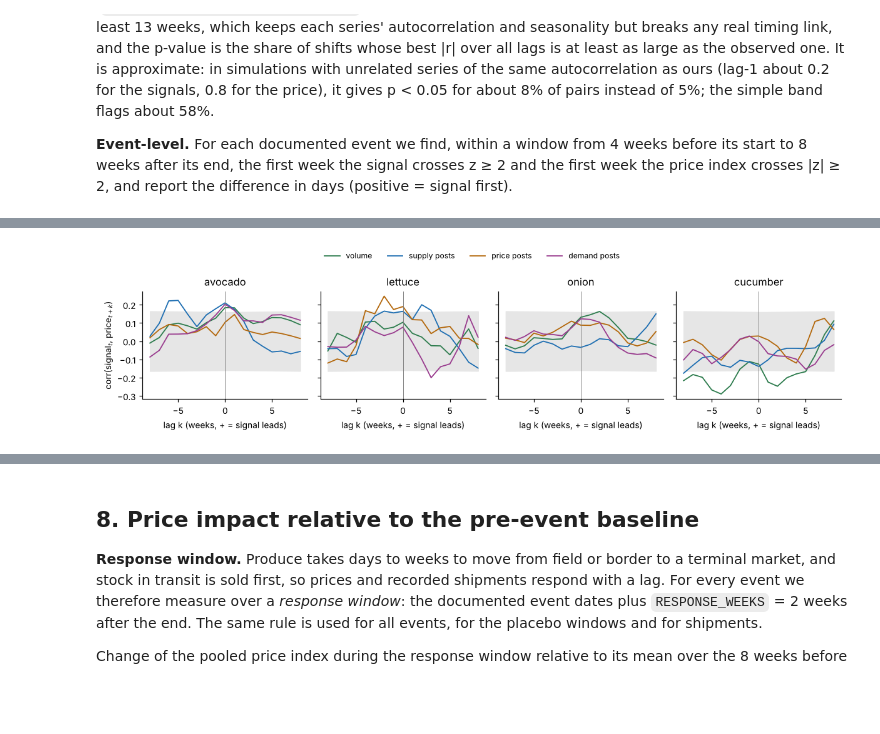
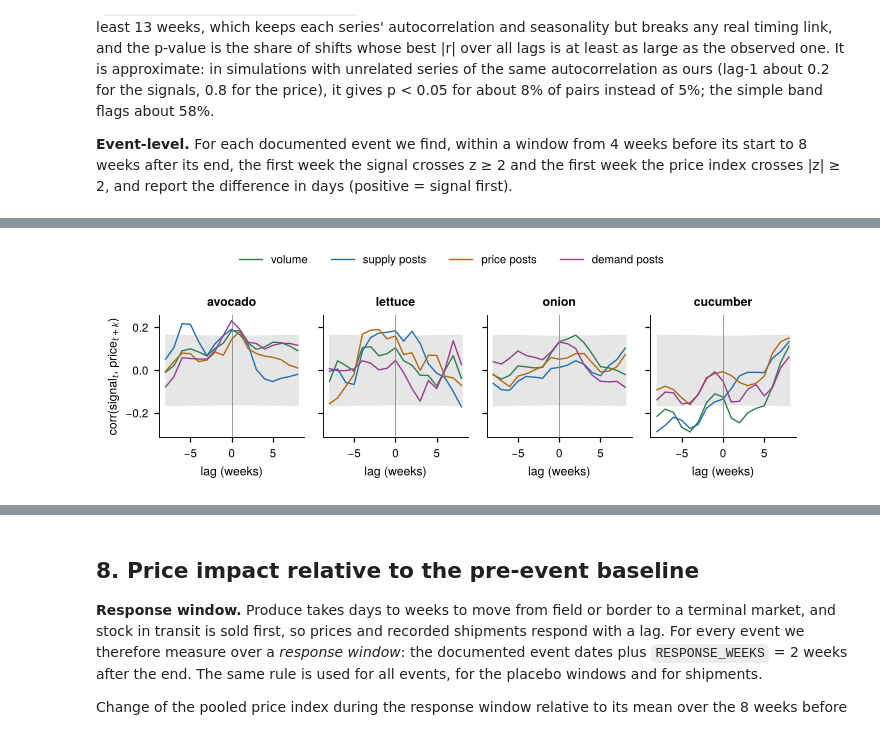
Before and after one commit to joy91269/CultivateIQYummy, a Jupyter notebook: notebooks/task2_signals_and_prices.ipynb, the cells around one changed output, grey strips where cells are left out. Saved outputs shown, nothing was run; the diff lists cells and outputs as text; code cells hidden in the pictures; blank space fills up the shorter version.

```diff
--- a/notebooks/task2_signals_and_prices.ipynb
+++ b/notebooks/task2_signals_and_prices.ipynb
@@ -30,6 +30,8 @@ os.chdir(ROOT)
 
 import numpy as np
 import pandas as pd
+import matplotlib
+import matplotlib.font_manager
 import matplotlib.pyplot as plt
 import matplotlib.dates as mdates
 
@@ -39,7 +41,16 @@ from analysis.classify import LABELS
 warnings.filterwarnings("ignore")
 pd.set_option("display.width", 180)
 pd.set_option("display.max_colwidth", 110)
-plt.rcParams.update({"figure.dpi": 110, "axes.spines.top": False, "axes.spines.right": False, "font.size": 9})
+plt.rcParams.update({"figure.dpi": 110, "axes.spines.top": False, "axes.spines.right": False,
+                     # report figures are drawn at print size (6.5 in wide) with 8 pt text
+                     "font.size": 8, "axes.titlesize": 8, "axes.labelsize": 8, "legend.fontsize": 7.5,
+                     "xtick.labelsize": 7.5, "ytick.labelsize": 7.5, "axes.linewidth": 0.6,
+                     "font.family": "sans-serif",
+                     "font.sans-serif": ["TeX Gyre Heros", "Arial", "Helvetica", "DejaVu Sans"]})
+for _f in ["/usr/share/texmf/fonts/opentype/public/tex-gyre/texgyreheros-regular.otf",
+           "/usr/share/texmf/fonts/opentype/public/tex-gyre/texgyreheros-bold.otf"]:
+    if Path(_f).exists():
+        matplotlib.font_manager.fontManager.addfont(_f)
 
 FIG, TAB = ROOT / "outputs/figures", ROOT / "outputs/tables"
 FIG.mkdir(parents=True, exist_ok=True)
@@ -557,6 +619,27 @@ fig.legend(*axes[0].get_legend_handles_labels(), ncol=2, frameon=False, loc="upp
 axes[-1].xaxis.set_major_formatter(mdates.DateFormatter("%b %Y"))
 fig.suptitle("Weekly shipments reaching US markets (USDA AMS movement reports)", y=0.995)
 fig.tight_layout(rect=(0, 0, 1, 0.95)); fig.savefig(FIG / "shipments.png", dpi=200); plt.show()
+
+# Report figure: price index (left) and shipments (right) side by side, one row per product
+fig, axes = plt.subplots(4, 2, figsize=(6.5, 3.9), sharex=True)
+for (axp, axs), prod in zip(axes, PRODUCTS):
+    g = nat[nat["product"] == prod]
+    for mkt, gm in widx[(widx["product"] == prod) & (widx["market"] != "ALL")].groupby("market"):
+        axp.plot(gm["week_start"], gm["index"], color="0.75", lw=0.35, zorder=1)
+    axp.plot(g["week_start"], g["index"], color="#18211d", lw=0.9, zorder=3)
+    gs = ship[ship["product"] == prod]
+    axs.stackplot(gs["week_start"], gs["domestic_lb"] / 1e6, gs["import_lb"] / 1e6, colors=["#7fa98f", "#d2b07a"],
+                  labels=["US shipments", "imports"], lw=0)
+    axp.set_ylabel(prod, fontweight="bold")
+    shade(axp, prod); shade(axs, prod)
+axes[0, 0].set_title("(a) Wholesale price index", loc="left", fontweight="bold")
+axes[0, 1].set_title("(b) Shipments, million lb per week", loc="left", fontweight="bold")
+fig.legend(*axes[0, 1].get_legend_handles_labels(), loc="lower right", ncol=2, frameon=False)
+for ax in axes[-1]:
+    ax.xaxis.set_major_locator(mdates.YearLocator())
+    ax.xaxis.set_minor_locator(mdates.MonthLocator(bymonth=[4, 7, 10]))
+    ax.xaxis.set_major_formatter(mdates.DateFormatter("%Y"))
+fig.tight_layout(h_pad=0.6, rect=(0, 0.03, 1, 1)); fig.savefig(FIG / "prices_and_shipments.png", dpi=300); plt.show()
 # %% [output]
           domestic (billion lb, 2022-2024)  import (billion lb, 2022-2024)
 product
@@ -606,17 +690,17 @@ xcorr = pd.DataFrame(xc_rows)
 xcorr.to_csv(TAB / "lead_lag_crosscorrelation.csv", index=False)
 display(xcorr)
 
-fig, axes = plt.subplots(1, 4, figsize=(11, 2.8), sharey=True)
+fig, axes = plt.subplots(1, 4, figsize=(6.5, 2.2), sharey=True)
 for ax, prod in zip(axes, PRODUCTS):
     for name, colr in [("volume", "#2f7d4f"), ("supply posts", COLORS["supply"]), ("price posts", COLORS["price"]),
                        ("demand posts", COLORS["demand"])]:
         xc = xc_curves[(prod, name)]
-        ax.plot(xc["lag_weeks"], xc["r"], color=colr, lw=1.2, label=name)
+        ax.plot(xc["lag_weeks"], xc["r"], color=colr, lw=0.9, label=name)
     ax.fill_between(xc["lag_weeks"], -xc["ci95"], xc["ci95"], color="0.9", zorder=0)
-    ax.axvline(0, color="0.5", lw=0.6); ax.set_title(prod); ax.set_xlabel("lag k (weeks, + = signal leads)")
+    ax.axvline(0, color="0.5", lw=0.5); ax.set_title(prod, fontweight="bold"); ax.set_xlabel("lag (weeks)")
 axes[0].set_ylabel("corr(signal$_t$, price$_{t+k}$)")
-fig.legend(*axes[0].get_legend_handles_labels(), ncol=4, frameon=False, loc="upper center", fontsize=8)
-fig.tight_layout(rect=(0, 0, 1, 0.9)); fig.savefig(FIG / "lead_lag.png", dpi=200); plt.show()
+fig.legend(*axes[0].get_legend_handles_labels(), ncol=4, frameon=False, loc="upper center")
+fig.tight_layout(rect=(0, 0, 1, 0.86)); fig.savefig(FIG / "lead_lag.png", dpi=300); plt.show()
 # %% [output]
 |  | product | signal | r_same_week | best_lag_weeks | r_at_best_lag | outside_simple_band | p_rotation | ... |
 | 0 | avocado | volume | 0.184 | 0 | 0.184 | True | 0.325 | ... |
@@ -637,5 +721,5 @@ fig.tight_layout(rect=(0, 0, 1, 0.9)); fig.savefig(FIG / "lead_lag.png", dpi=200
 | 19 | cucumber | sentiment | 0.168 | -3 | 0.260 | True | 0.230 | ... |
-[figure, old version]
+[figure, new version]
 # %%
 timing = []
 for e in events_ref.itertuples():
```
Also changed, not shown: parts of 13 cells of this notebook, 17 other files.
